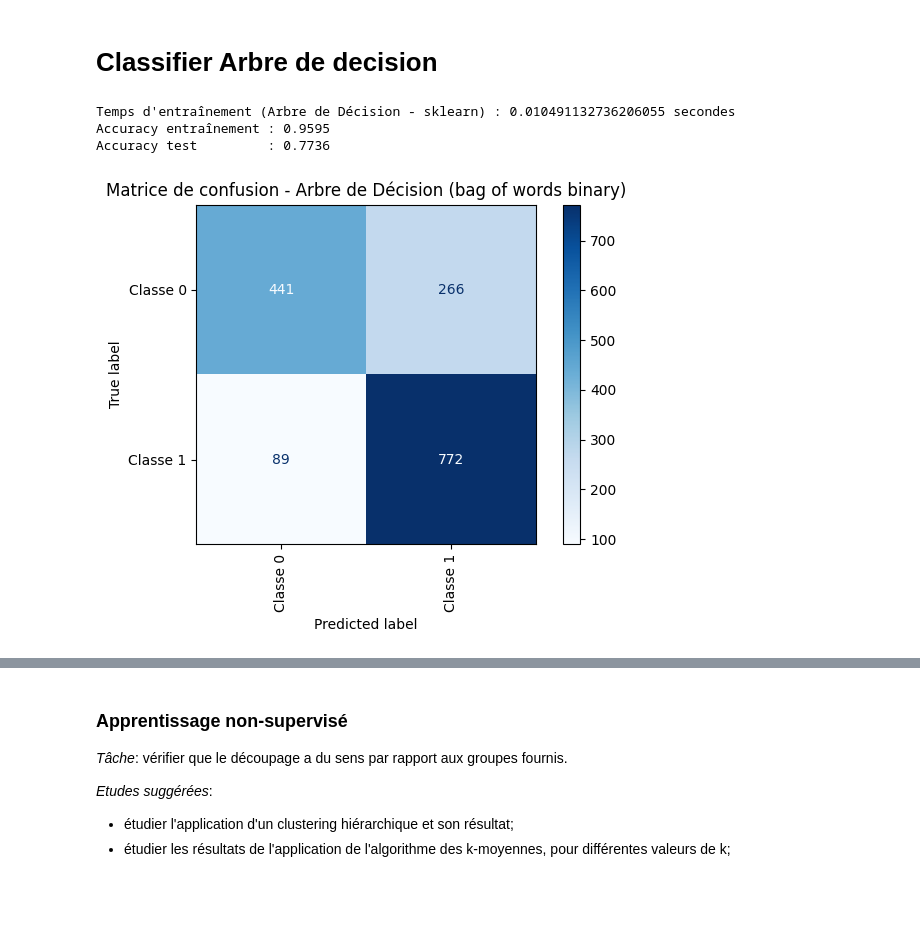
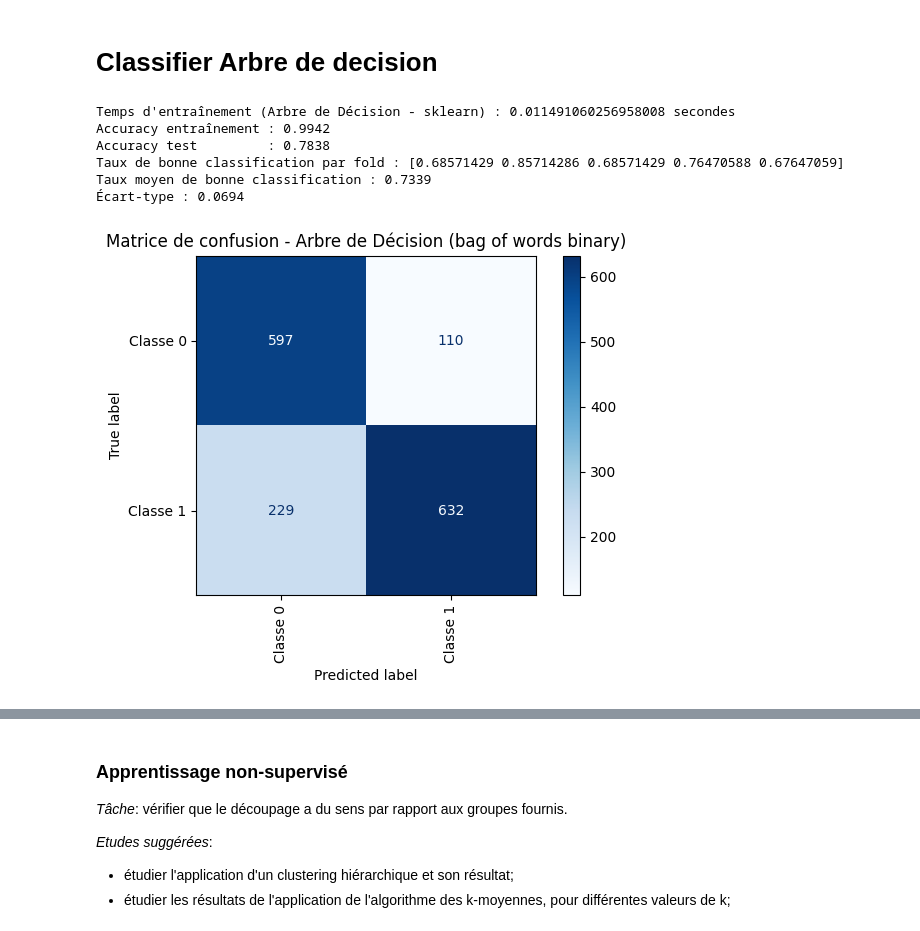
Before and after one commit to Antoine1903/Projets_Sorbonne_Universite, a Jupyter notebook: LU3IN026/miniprojet/projet-Zhang_Lecomte.ipynb, the cells around one changed output, grey strips where cells are left out. Saved outputs shown, nothing was run; the diff lists cells and outputs as text; code cells hidden in the pictures; blank space fills up the shorter version.

```diff
--- a/LU3IN026/miniprojet/projet-Zhang_Lecomte.ipynb
+++ b/LU3IN026/miniprojet/projet-Zhang_Lecomte.ipynb
@@ -3830,6 +3832,10 @@ Accuracy (Naive Bayes multinomial): 0.4749
 # %% [markdown]
 # Classifier Arbre de decision
 # %%
+# ======================================================
+# Classification binaire avec Bag-of-Words (Binaire) avec Arbre de decision - Version 1
+# ======================================================
+
 # ---------------------------
 # Paramètres
 # ---------------------------
@@ -3859,36 +3865,46 @@ X_test = X_test_sparse.toarray()
 # ---------------------------
 # Utilisation de Scikit-learn pour l'arbre de décision
 # ---------------------------
-arbre_classifier = DecisionTreeClassifier(criterion="entropy", max_depth=20, random_state=0)
+arbre_classifier = DecisionTreeClassifier(criterion="entropy", max_depth=3000, random_state=0)
 
 # Entraînement
 start = time.time()
 arbre_classifier.fit(X_train, y_train_bin)
 end = time.time()
 print("Temps d'entraînement (Arbre de Décision - sklearn) :", end - start, "secondes")
 
 # Prédictions
 y_train_pred = arbre_classifier.predict(X_train)
 y_test_pred = arbre_classifier.predict(X_test)
 
 # Évaluation
 acc_train = accuracy_score(y_train_bin, y_train_pred)
 acc_test = accuracy_score(y_test_bin, y_test_pred)
 
 print(f"Accuracy entraînement : {acc_train:.4f}")
 print(f"Accuracy test         : {acc_test:.4f}")
 
+# Validation croisée avec scoring accuracy
+scores = cross_val_score(arbre_classifier, X_train, y_train_bin, cv=5, scoring='accuracy')
+
+print(f"Taux de bonne classification par fold : {scores}")
+print(f"Taux moyen de bonne classification : {scores.mean():.4f}")
+print(f"Écart-type : {scores.std():.4f}")
+
 # Matrice de confusion
 cm = confusion_matrix(y_test_bin, y_test_pred, labels=[classe1, classe2])
 disp = ConfusionMatrixDisplay(confusion_matrix=cm, display_labels=[f"Classe {classe1}", f"Classe {classe2}"])
 disp.plot(cmap="Blues", xticks_rotation=90)
 plt.title("Matrice de confusion - Arbre de Décision (bag of words binary)")
 plt.grid(False)
 plt.tight_layout()
 plt.show()
 # %% [output]
-Temps d'entraînement (Arbre de Décision - sklearn) : 0.010491132736206055 secondes
-Accuracy entraînement : 0.9595
-Accuracy test         : 0.7736
+Temps d'entraînement (Arbre de Décision - sklearn) : 0.011491060256958008 secondes
+Accuracy entraînement : 0.9942
+Accuracy test         : 0.7838
+Taux de bonne classification par fold : [0.68571429 0.85714286 0.68571429 0.76470588 0.67647059]
+Taux moyen de bonne classification : 0.7339
+Écart-type : 0.0694
-[figure, old version]
+[figure, new version]
 # %%
```
Also changed, not shown: parts of 8 cells of this notebook.
